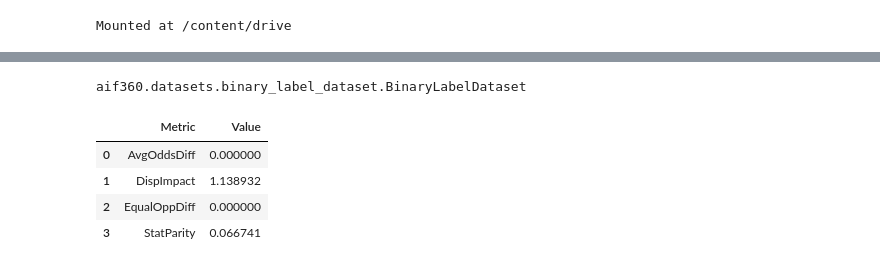
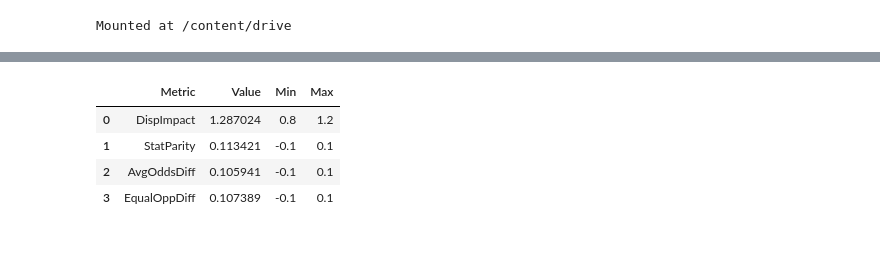
Before and after one commit to umarmohammed/measuring-bias-in-a-dataset, a Jupyter notebook: 4. Recompute bias metrics on transformed data.ipynb, the cells around one changed output, grey strips where cells are left out. Drawn from its saved outputs; the diff is of its cells as text; code cells hidden in the pictures.

```diff
--- a/4. Recompute bias metrics on transformed data.ipynb
+++ b/4. Recompute bias metrics on transformed data.ipynb
@@ -6,3 +8,11 @@ from google.colab import drive
 drive.mount('/content/drive')
 # %% [output]
 Mounted at /content/drive
+# %%
+# load the dataset with predictions
+from joblib import load
+
+data = load("/content/drive/MyDrive/liveProject/mortgate_data_with_predictions.pkl.gz")
+
+df = data[0]
+ypred_label = data[1]
@@ -26,31 +39,43 @@ Requirement already satisfied: six>=1.5 in /usr/local/lib/python3.6/dist-package
 Installing collected packages: aif360
 Successfully installed aif360-0.3.0
-# %%
-# load the BinaryLabelDataset
-from joblib import load
-
-(dataset_transformed, dataset_pred_transformed) = load("/content/drive/MyDrive/liveProject/mortgate_data_wpredict_bld_transformed.pkl.gz")
-
-type(dataset_transformed)
-# %% [output]
-aif360.datasets.binary_label_dataset.BinaryLabelDataset
-# %%
-from aif360.metrics import ClassificationMetric
-
-privileged_group = [{'applicant_sex_name_Female': 0}]
-unprivileged_group = [{'applicant_sex_name_Female': 1}]
-
-metric = ClassificationMetric(dataset_transformed, dataset_pred_transformed, unprivileged_group, privileged_group)
-
-fair_metrics = {"AvgOddsDiff": metric.average_odds_difference, "DispImpact": metric.disparate_impact, "EqualOppDiff": metric.equal_opportunity_difference, "StatParity": metric.statistical_parity_difference }
-
-metrics = [[ff, fair_metrics[ff]()] for ff in fair_metrics]
-
-import pandas as pd
-pd.DataFrame(metrics, columns=["Metric", "Value"])
-# %% [output]
-|  | Metric | Value |
-| 0 | AvgOddsDiff | 0.000000 |
-| 1 | DispImpact | 1.138932 |
-| 2 | EqualOppDiff | 0.000000 |
-| 3 | StatParity | 0.066741 |
+# %%
+# Create a BinaryLabelDataset to represent the data
+from aif360.datasets import BinaryLabelDataset
+
+dataset = BinaryLabelDataset(favorable_label=False, unfavorable_label=True, df=df, label_names=['action_taken_name'], protected_attribute_names=['applicant_sex_name_Female'])
+# %%
+# Create a BinaryLabelDataset to represent the predictions
+dataset_pred = dataset.copy()
+dataset_pred.labels = ypred_label
+# %%
+# Create a ClassificationMetric
+from aif360.metrics import ClassificationMetric
+
+privileged_group = [{'applicant_sex_name_Female': 0}]
+unprivileged_group = [{'applicant_sex_name_Female': 1}]
+metric = ClassificationMetric(dataset, dataset_pred, unprivileged_group, privileged_group)
+# %%
+# Compute bias metrics
+import pandas as pd
+
+def compute_fair_metrics(metric):
+  fair_metrics = {
+    "DispImpact": [metric.disparate_impact, 0.8, 1.2],
+    "StatParity": [metric.statistical_parity_difference, -0.1, 0.1],
+    "AvgOddsDiff": [metric.average_odds_difference, -0.1, 0.1],
+    "EqualOppDiff": [metric.equal_opportunity_difference, -0.1, 0.1]
+    }
+
+  metrics = [[ff, fair_metrics[ff][0](), fair_metrics[ff][1], fair_metrics[ff][2]] for ff in fair_metrics]
+
+  return pd.DataFrame(metrics, columns=["Metric", "Value", "Min", "Max"])
+
+df_fair = compute_fair_metrics(metric)
+
+df_fair
+# %% [output]
+|  | Metric | Value | Min | Max |
+| 0 | DispImpact | 1.287024 | 0.8 | 1.2 |
+| 1 | StatParity | 0.113421 | -0.1 | 0.1 |
+| 2 | AvgOddsDiff | 0.105941 | -0.1 | 0.1 |
+| 3 | EqualOppDiff | 0.107389 | -0.1 | 0.1 |
```
Also changed, not shown: parts of 10 cells of this notebook.
